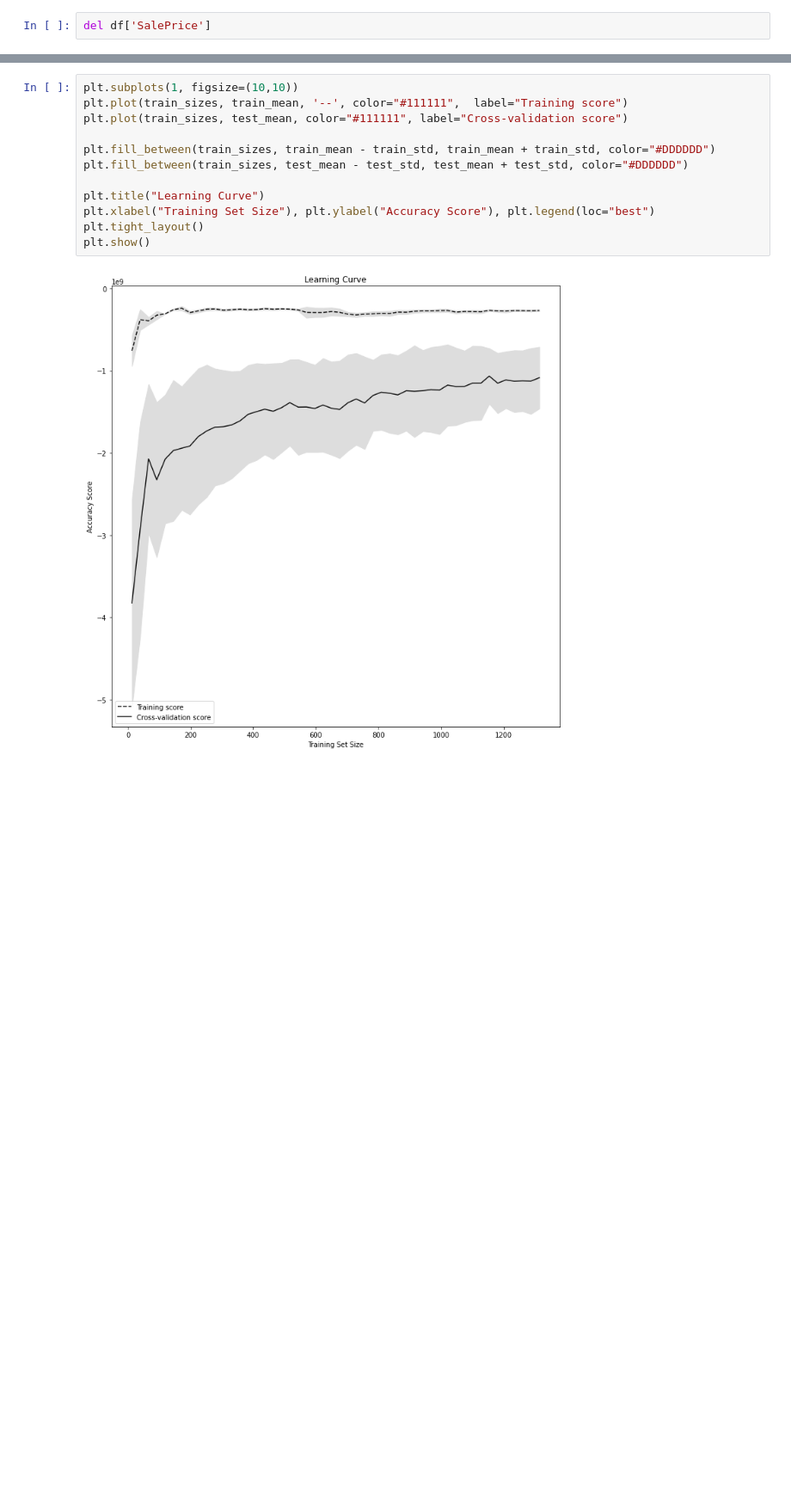
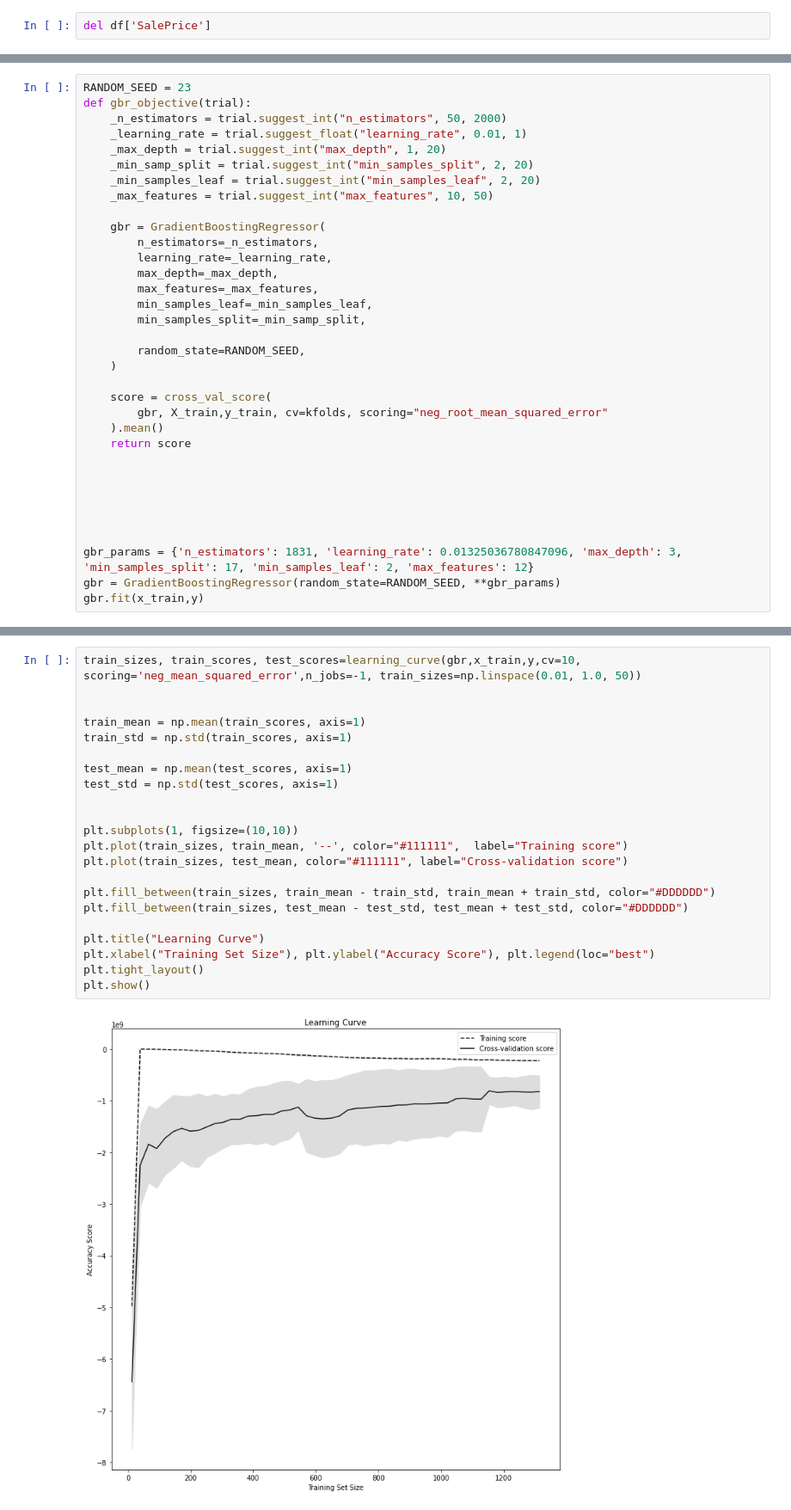
Before and after one commit to malick741/MACHINE-LEARNING, a Jupyter notebook: Prediction_Prix.ipynb, the cells around one changed output, grey strips where cells are left out. Shown: that part at 86% size. Drawn from its saved outputs; the diff is of its cells as text; blank space fills up the shorter version.

```diff
--- a/Prediction_Prix.ipynb
+++ b/Prediction_Prix.ipynb
@@ -113,0 +83,34 @@ test_std = np.std(test_scores, axis=1)
+# %%
+RANDOM_SEED = 23
+def gbr_objective(trial):
+    _n_estimators = trial.suggest_int("n_estimators", 50, 2000)
+    _learning_rate = trial.suggest_float("learning_rate", 0.01, 1)
+    _max_depth = trial.suggest_int("max_depth", 1, 20)
+    _min_samp_split = trial.suggest_int("min_samples_split", 2, 20)
+    _min_samples_leaf = trial.suggest_int("min_samples_leaf", 2, 20)
+    _max_features = trial.suggest_int("max_features", 10, 50)
+
+    gbr = GradientBoostingRegressor(
+        n_estimators=_n_estimators,
+        learning_rate=_learning_rate,
+        max_depth=_max_depth,
+        max_features=_max_features,
+        min_samples_leaf=_min_samples_leaf,
+        min_samples_split=_min_samp_split,
+
+        random_state=RANDOM_SEED,
+    )
+
+    score = cross_val_score(
+        gbr, X_train,y_train, cv=kfolds, scoring="neg_root_mean_squared_error"
+    ).mean()
+    return score
+
+
+
+
+
+
+gbr_params = {'n_estimators': 1831, 'learning_rate': 0.01325036780847096, 'max_depth': 3, 'min_samples_split': 17, 'min_samples_leaf': 2, 'max_features': 12}
+gbr = GradientBoostingRegressor(random_state=RANDOM_SEED, **gbr_params)
+gbr.fit(x_train,y)
@@ -114,14 +132,24 @@ test_std = np.std(test_scores, axis=1)
 # %%
+train_sizes, train_scores, test_scores=learning_curve(gbr,x_train,y,cv=10, scoring='neg_mean_squared_error',n_jobs=-1, train_sizes=np.linspace(0.01, 1.0, 50))
+
+
+train_mean = np.mean(train_scores, axis=1)
+train_std = np.std(train_scores, axis=1)
+
+test_mean = np.mean(test_scores, axis=1)
+test_std = np.std(test_scores, axis=1)
+
+
 plt.subplots(1, figsize=(10,10))
 plt.plot(train_sizes, train_mean, '--', color="#111111",  label="Training score")
 plt.plot(train_sizes, test_mean, color="#111111", label="Cross-validation score")
 
 plt.fill_between(train_sizes, train_mean - train_std, train_mean + train_std, color="#DDDDDD")
 plt.fill_between(train_sizes, test_mean - test_std, test_mean + test_std, color="#DDDDDD")
 
 plt.title("Learning Curve")
 plt.xlabel("Training Set Size"), plt.ylabel("Accuracy Score"), plt.legend(loc="best")
 plt.tight_layout()
 plt.show()
 # %% [output]
-[figure, old version]
+[figure, new version]
```
Also changed, not shown: parts of 9 cells of this notebook.
